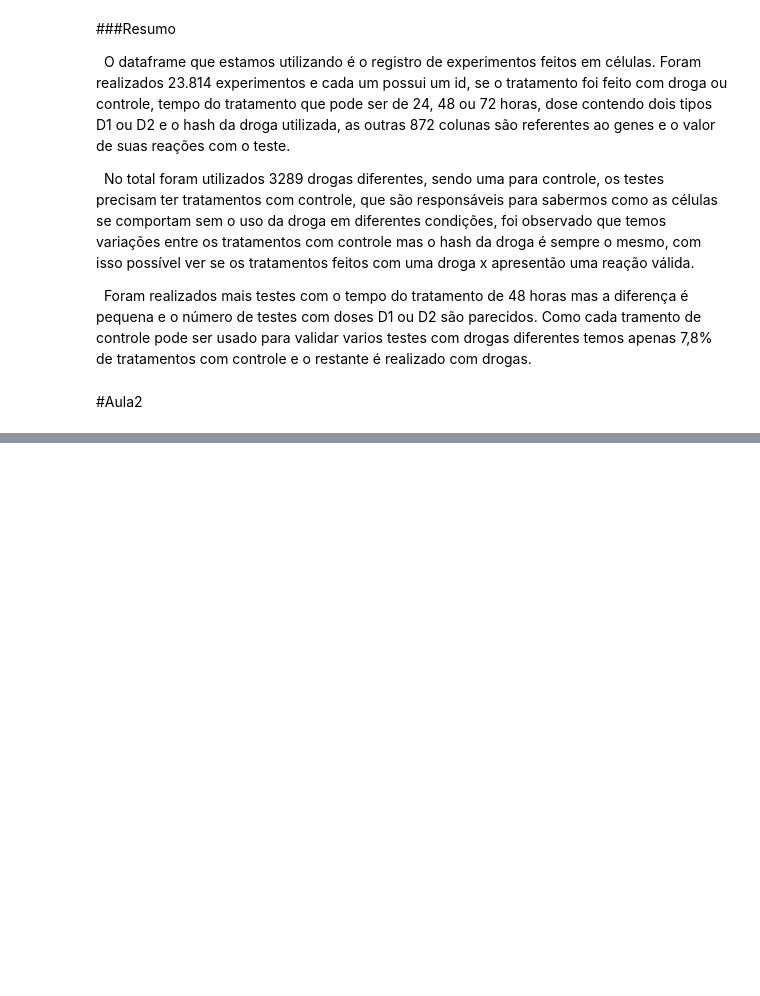
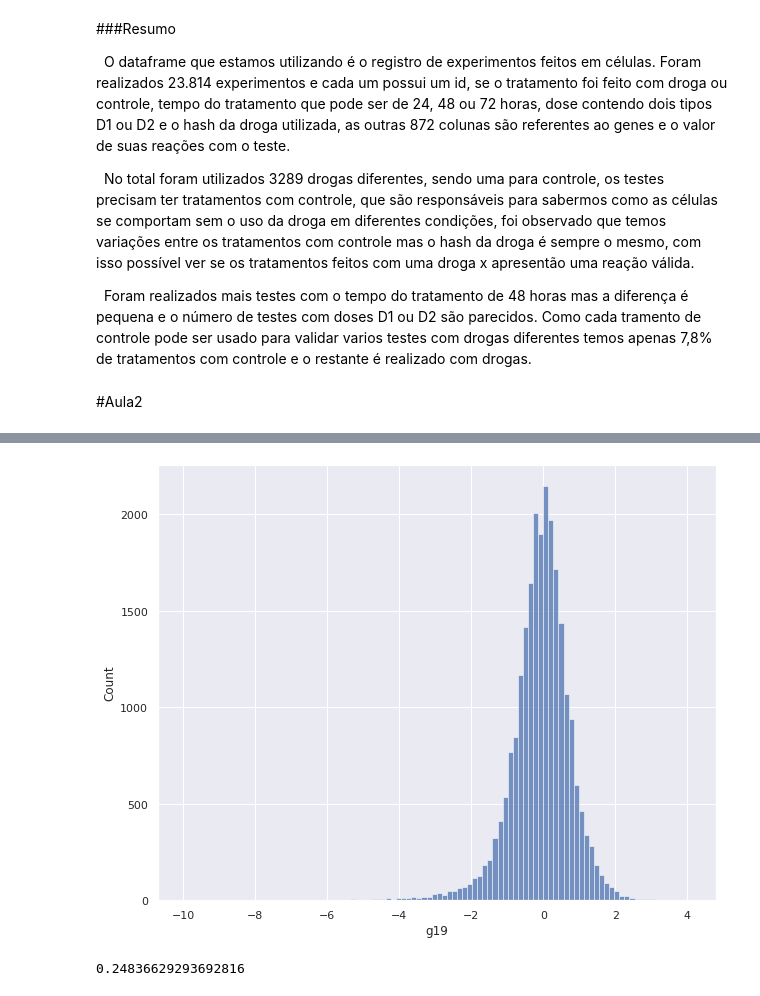
Before and after one commit to guidsantos/ImersaoDadosAlura, a Jupyter notebook: Imersão_de_Dados_Alura_01.ipynb, the cells around one changed output, grey strips where cells are left out. Saved outputs shown, nothing was run; the diff lists cells and outputs as text; code cells hidden in the pictures; blank space fills up the shorter version.

```diff
--- a/Imersão_de_Dados_Alura_01.ipynb
+++ b/Imersão_de_Dados_Alura_01.ipynb
@@ -301,0 +361,10 @@ Foram realizados mais testes com o tempo do tratamento de 48 horas mas a diferen
+# %%
+plt.figure(figsize=(10,8))
+sns.histplot(data=dados, x='g19', bins=100)
+plt.show()
+# %% [output]
+[figure, added]
+# %%
+dados['g0'].mean()
+# %% [output]
+0.24836629293692816
```
Also changed, not shown: parts of 43 cells of this notebook.
